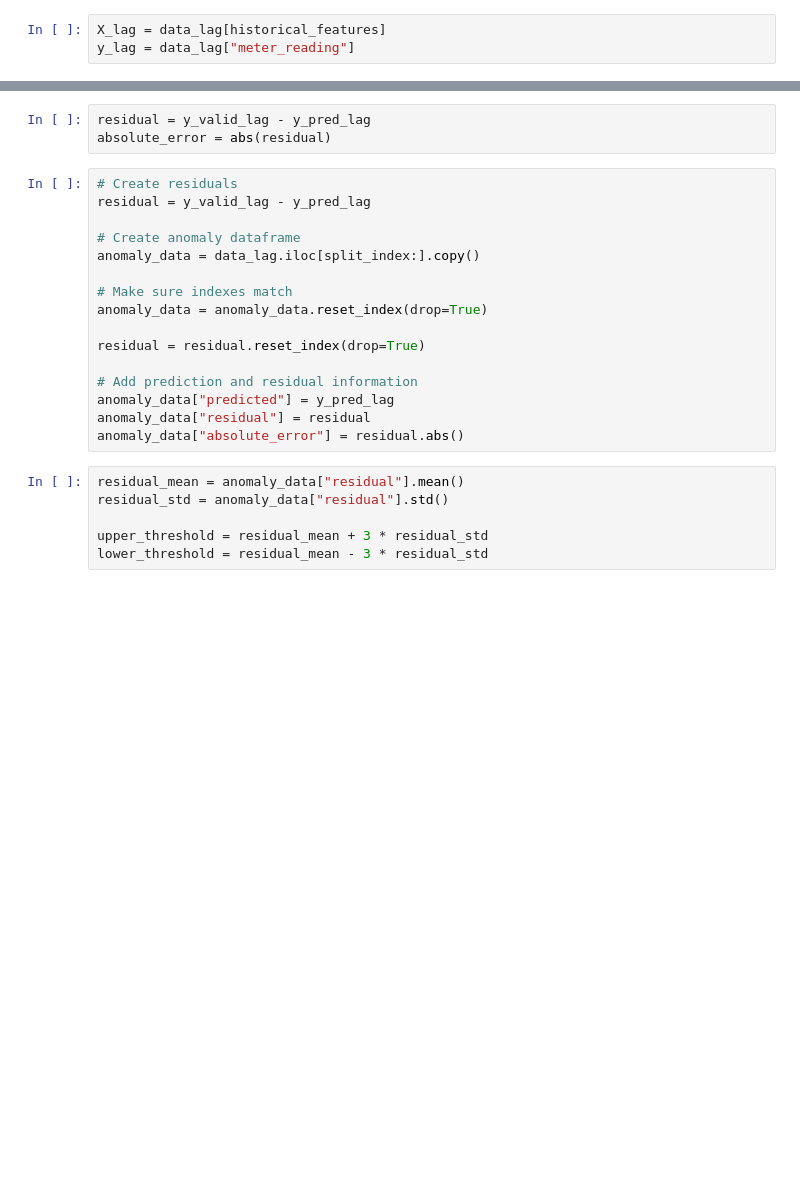
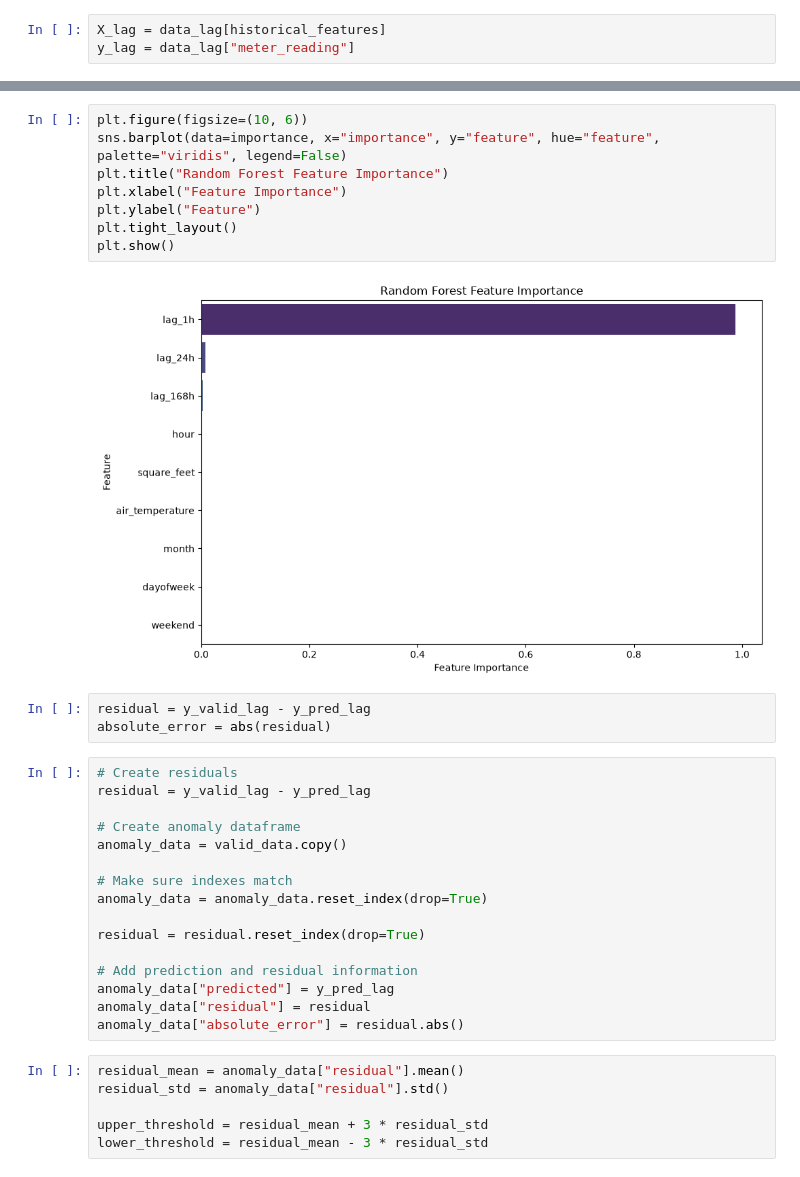
Before and after one commit to ArpanOj/Electricity-consumption-anomaly-detection, a Jupyter notebook: Electricity_comsumption_anomaly_detection.ipynb, the cells around one changed output, grey strips where cells are left out. Saved outputs shown, nothing was run; the diff lists cells and outputs as text; blank space fills up the shorter version.

```diff
--- a/Electricity_comsumption_anomaly_detection.ipynb
+++ b/Electricity_comsumption_anomaly_detection.ipynb
@@ -1109,3 +1141,13 @@ print(importance)
+# %%
+plt.figure(figsize=(10, 6))
+sns.barplot(data=importance, x="importance", y="feature", hue="feature", palette="viridis", legend=False)
+plt.title("Random Forest Feature Importance")
+plt.xlabel("Feature Importance")
+plt.ylabel("Feature")
+plt.tight_layout()
+plt.show()
+# %% [output]
+[figure, added]
 # %%
 residual = y_valid_lag - y_pred_lag
 absolute_error = abs(residual)
@@ -1114,7 +1156,7 @@ absolute_error = abs(residual)
 residual = y_valid_lag - y_pred_lag
 
 # Create anomaly dataframe
-anomaly_data = data_lag.iloc[split_index:].copy()
+anomaly_data = valid_data.copy()
 
 # Make sure indexes match
 anomaly_data = anomaly_data.reset_index(drop=True)
```
Also changed, not shown: parts of 26 cells of this notebook.
